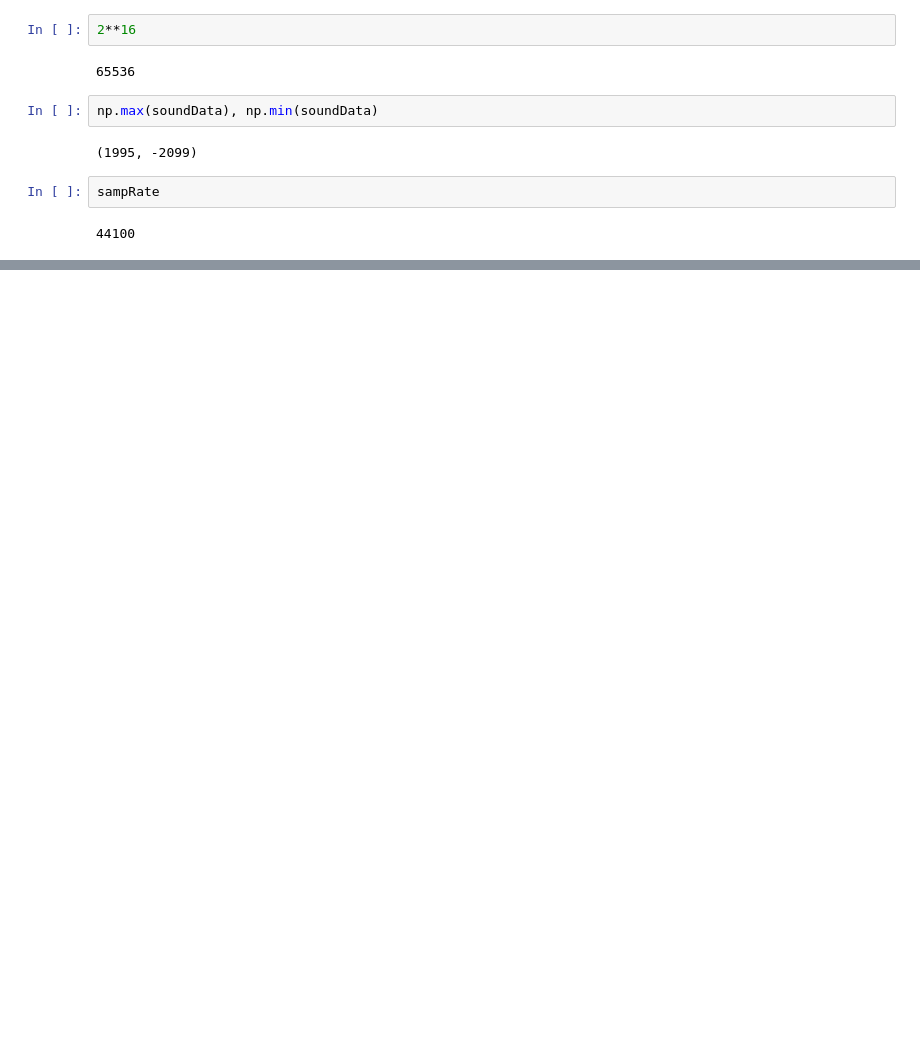
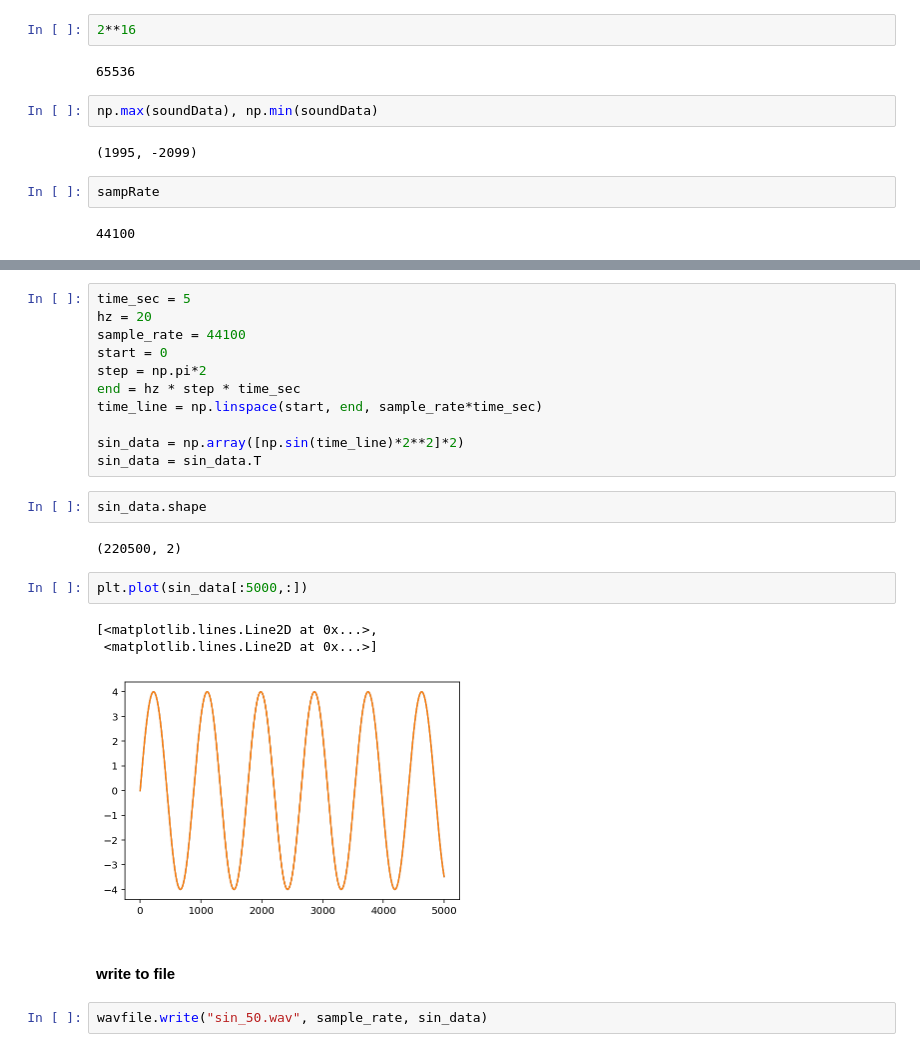
Before and after one commit to AprilYoungs/Deep-learning, a Jupyter notebook: RNN/sounds/Basic Sound Processing.ipynb, the cells around one changed output, grey strips where cells are left out. Saved outputs shown, nothing was run; the diff lists cells and outputs as text; blank space fills up the shorter version.

```diff
--- a/RNN/sounds/Basic Sound Processing.ipynb
+++ b/RNN/sounds/Basic Sound Processing.ipynb
@@ -58,0 +71,25 @@ sampRate
+# %%
+time_sec = 5
+hz = 20
+sample_rate = 44100
+start = 0
+step = np.pi*2
+end = hz * step * time_sec
+time_line = np.linspace(start, end, sample_rate*time_sec)
+
+sin_data = np.array([np.sin(time_line)*2**2]*2)
+sin_data = sin_data.T
+# %%
+sin_data.shape
+# %% [output]
+(220500, 2)
+# %%
+plt.plot(sin_data[:5000,:])
+# %% [output]
+[<matplotlib.lines.Line2D at 0x...>,
+ <matplotlib.lines.Line2D at 0x...>]
+[figure, added]
+# %% [markdown]
+#### write to file
+# %%
+wavfile.write("sin_50.wav", sample_rate, sin_data)
```
Also changed, not shown: parts of 25 cells of this notebook, 1 other file.
